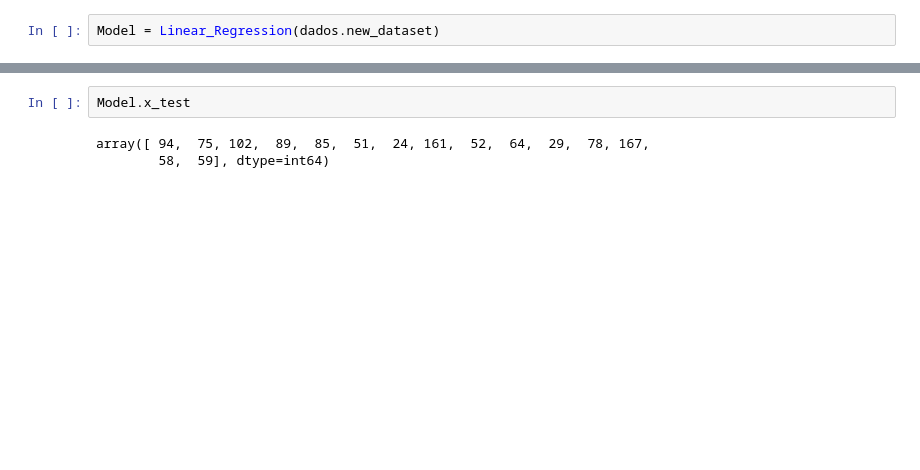
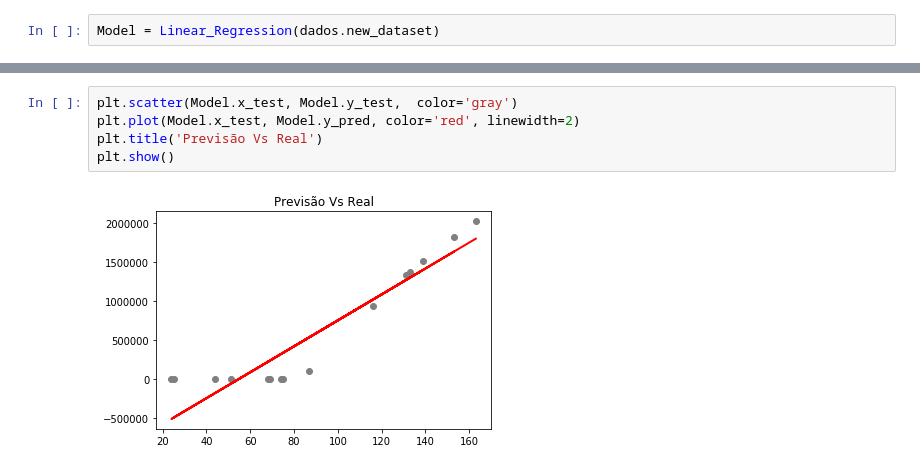
Before and after one commit to jpbsa98/Corona-Virus, a Jupyter notebook: TestesOutrosModelos.ipynb, the cells around one changed output, grey strips where cells are left out. Saved outputs shown, nothing was run; the diff lists cells and outputs as text; blank space fills up the shorter version.

```diff
--- a/TestesOutrosModelos.ipynb
+++ b/TestesOutrosModelos.ipynb
@@ -147,5 +194,7 @@ array([   0,    0,    0,    0, -161,  371,    0,   76,  553,  310,    0,
-# %%
-Model.x_test
-# %% [output]
-array([ 94,  75, 102,  89,  85,  51,  24, 161,  52,  64,  29,  78, 167,
-        58,  59], dtype=int64)
+# %%
+plt.scatter(Model.x_test, Model.y_test,  color='gray')
+plt.plot(Model.x_test, Model.y_pred, color='red', linewidth=2)
+plt.title('Previsão Vs Real')
+plt.show()
+# %% [output]
+[figure, added]
```
Also changed, not shown: parts of 12 cells of this notebook, 2 other files.
